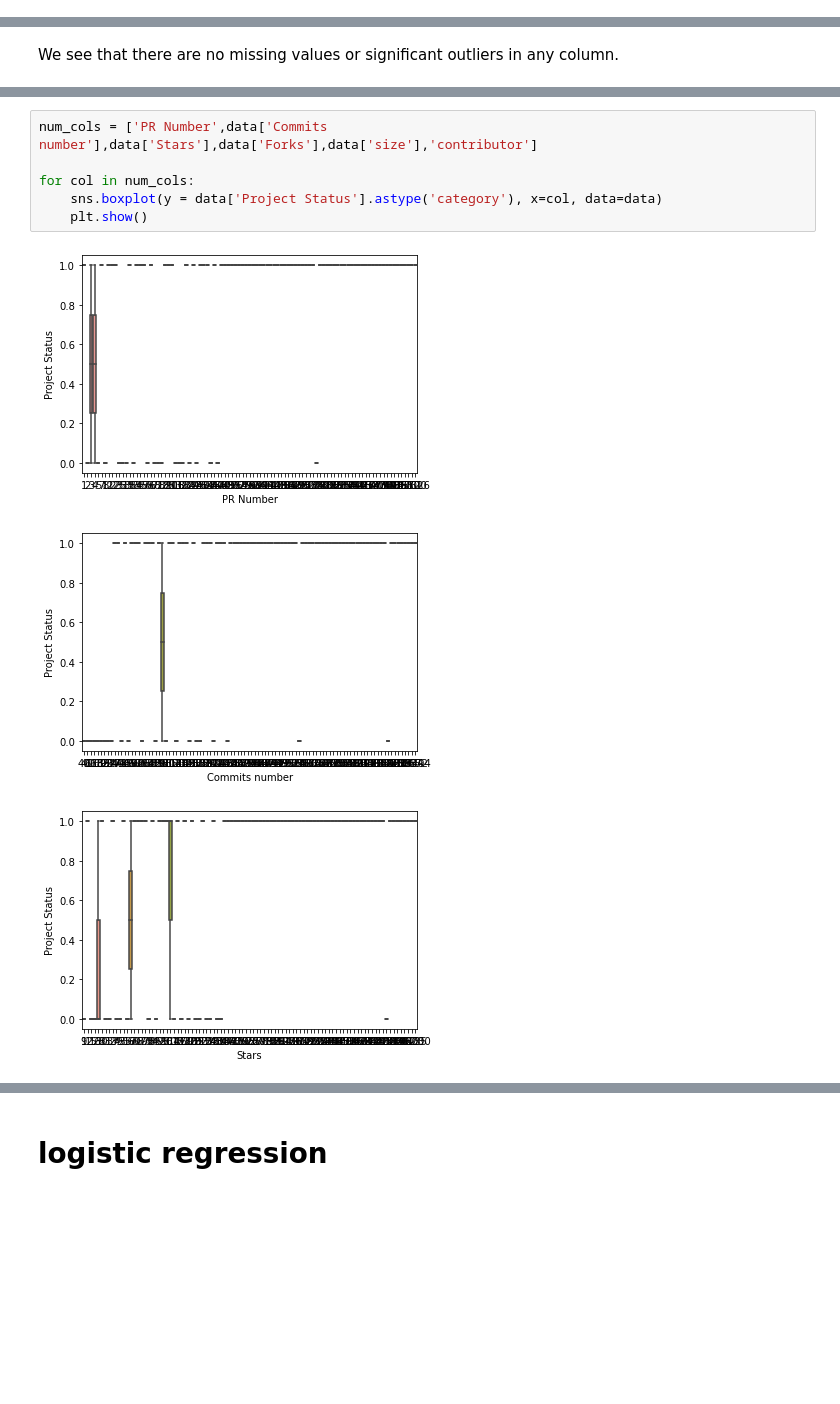
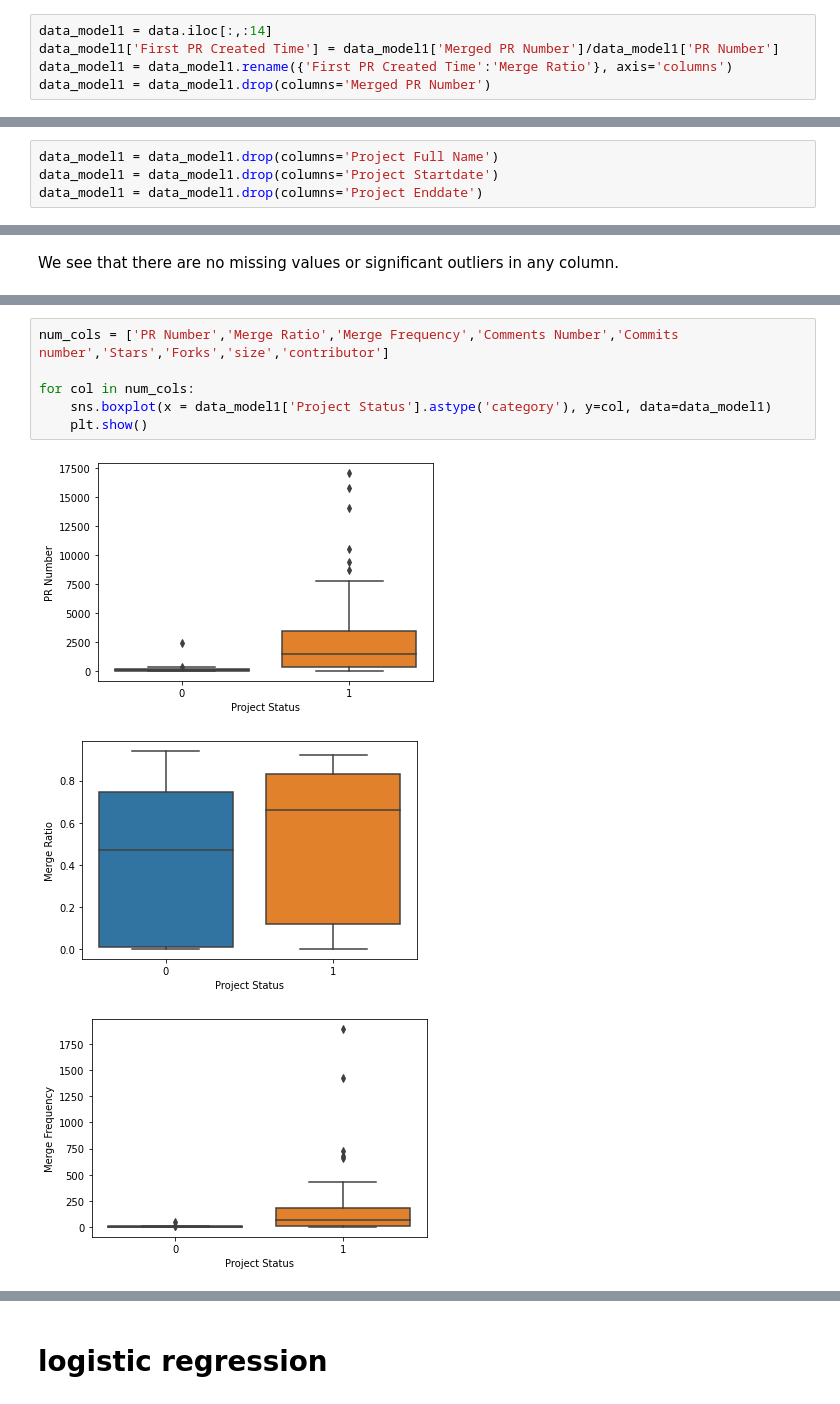
Before and after one commit to njswdwy/ECS260-Project, a Jupyter notebook: exploratory data analysis.ipynb, the cells around one changed output, grey strips where cells are left out. Cells and saved outputs as stored; diff of their text form; blank space fills up the shorter version.

```diff
--- a/exploratory data analysis.ipynb
+++ b/exploratory data analysis.ipynb
@@ -40 +47,6 @@ data_model1['Merged Ratio'] = data_model1['Merged PR Number']/data_model1['PR Nu
+# %%
+data_model1 = data.iloc[:,:14]
+data_model1['First PR Created Time'] = data_model1['Merged PR Number']/data_model1['PR Number']
+data_model1 = data_model1.rename({'First PR Created Time':'Merge Ratio'}, axis='columns')
+data_model1 = data_model1.drop(columns='Merged PR Number')
 # %%
@@ -85,3 +86,7 @@ data_model2
 # Exploratory data analysis
 # %% [markdown]
 # Model 1
+# %%
+data_model1 = data_model1.drop(columns='Project Full Name')
+data_model1 = data_model1.drop(columns='Project Startdate')
+data_model1 = data_model1.drop(columns='Project Enddate')
@@ -141,10 +157,10 @@ plt.show()
 # %%
-num_cols = ['PR Number',data['Commits number'],data['Stars'],data['Forks'],data['size'],'contributor']
+num_cols = ['PR Number','Merge Ratio','Merge Frequency','Comments Number','Commits number','Stars','Forks','size','contributor']
 
 for col in num_cols:
-    sns.boxplot(y = data['Project Status'].astype('category'), x=col, data=data)
+    sns.boxplot(x = data_model1['Project Status'].astype('category'), y=col, data=data_model1)
     plt.show()
 # %% [output]
-[figure, old version]
+[figure, new version]
-[figure, old version]
+[figure, new version]
-[figure, old version]
+[figure, new version]
```
Also changed, not shown: parts of 24 cells of this notebook.
